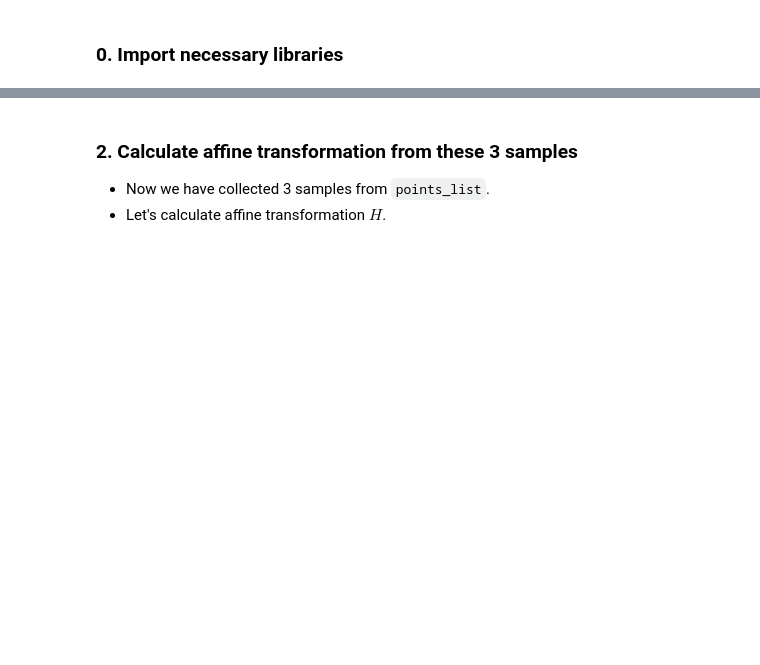
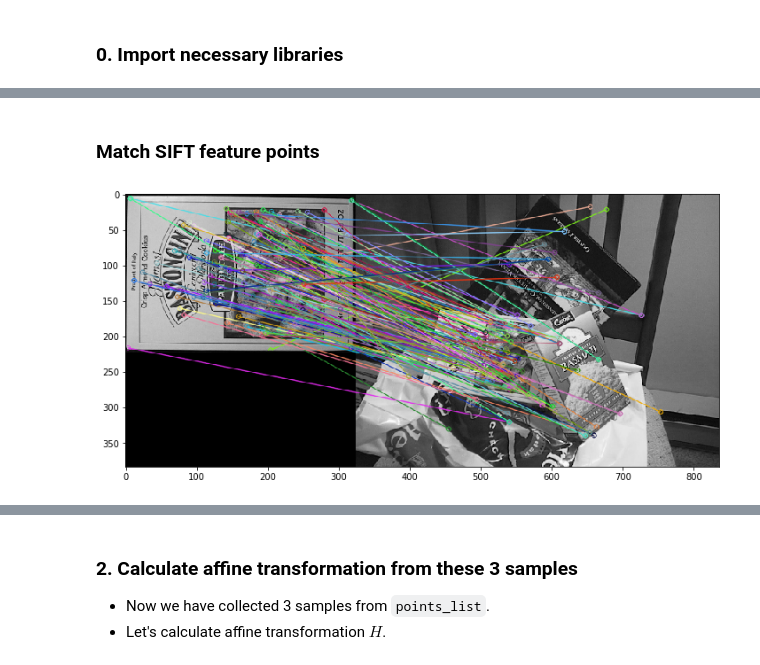
Before and after one commit to tmsausa/rinko_RANSAC, a Jupyter notebook: RANSAC_ans.ipynb, the cells around one changed output, grey strips where cells are left out. Drawn from its saved outputs; the diff is of its cells as text; code cells hidden in the pictures; blank space fills up the shorter version.

```diff
--- a/RANSAC_ans.ipynb
+++ b/RANSAC_ans.ipynb
@@ -42,0 +119,15 @@ from homography import affine_transform2
+# %% [markdown]
+### Match SIFT feature points
+# %%
+# brute force matching
+bf = cv2.BFMatcher()
+matches = bf.match(des_box, des_scene)
+matches = sorted(matches, key = lambda x:x.distance)[:150]
+matching_result = cv2.drawMatches(img_box, kp_box, img_scene, kp_scene, matches, None, flags=2)
+
+#draw matchings
+fig, ax = plt.subplots(figsize=(12, 20))
+ax.imshow(matching_result)
+plt.show()
+# %% [output]
+[figure, added]
```
Also changed, not shown: parts of 26 cells of this notebook, 13 other files.
